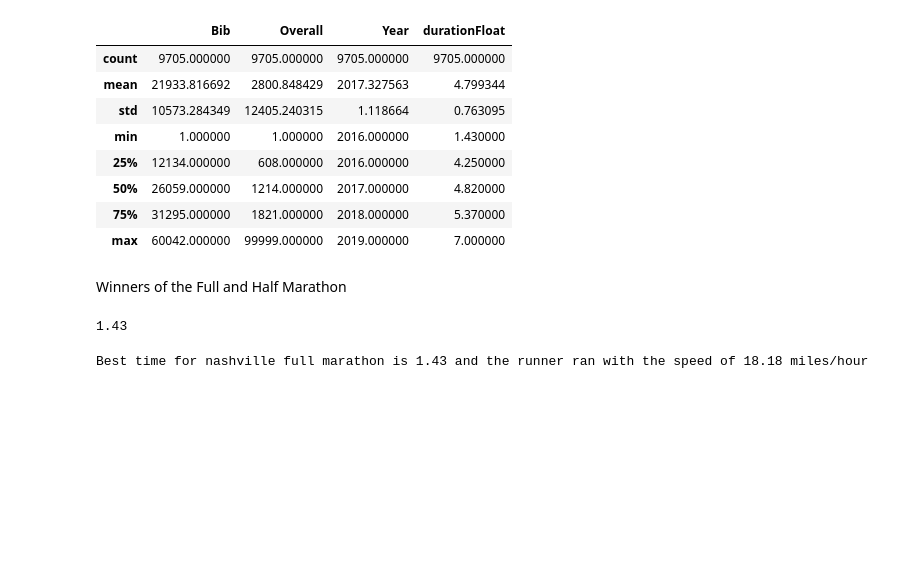
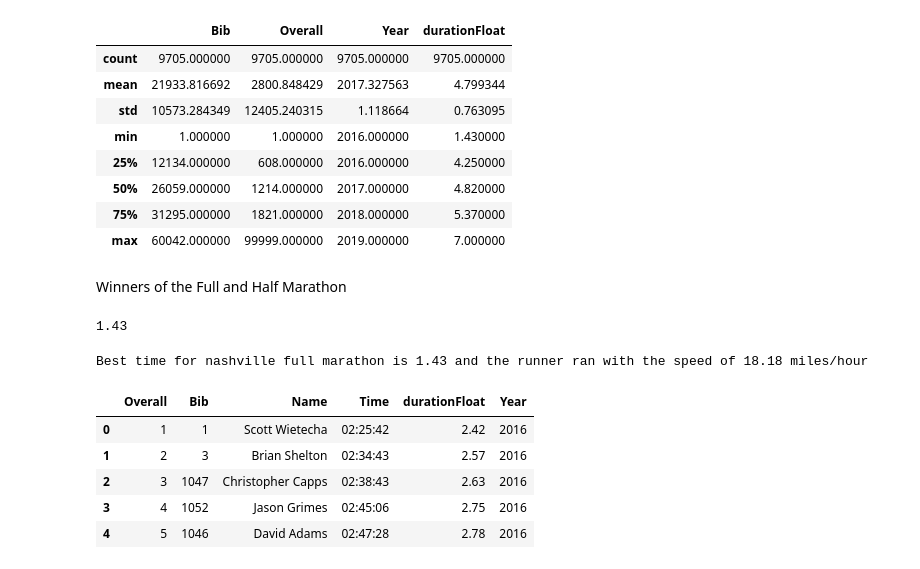
Before and after one commit to abcarlisle22/web-scraping-marathon-data-abcarlisle22, a Jupyter notebook: Marathon_Project_Webscrapping.ipynb, the cells around one changed output. Drawn from its saved outputs; the diff is of its cells as text; code cells hidden in the pictures; blank space fills up the shorter version.

```diff
--- a/Marathon_Project_Webscrapping.ipynb
+++ b/Marathon_Project_Webscrapping.ipynb
@@ -1229,3 +1229,5 @@ speed = distance_full/mintime
 print("Best time for nashville full marathon is "+str(mintime)+" and the runner ran with the speed of "+str(round(speed,2))+" miles/hour")
 # %% [output]
 Best time for nashville full marathon is 1.43 and the runner ran with the speed of 18.18 miles/hour
+# %%
+final_2016_half['Year']=2016
@@ -1231,0 +1240,9 @@ Best time for nashville full marathon is 1.43 and the runner ran with the speed
+# %%
+final_2016_half.head()
+# %% [output]
+|  | Overall | Bib | Name | Time | durationFloat | Year |
+| 0 | 1 | 1 | Scott Wietecha | 02:25:42 | 2.42 | 2016 |
+| 1 | 2 | 3 | Brian Shelton | 02:34:43 | 2.57 | 2016 |
+| 2 | 3 | 1047 | Christopher Capps | 02:38:43 | 2.63 | 2016 |
+| 3 | 4 | 1052 | Jason Grimes | 02:45:06 | 2.75 | 2016 |
+| 4 | 5 | 1046 | David Adams | 02:47:28 | 2.78 | 2016 |
```
Also changed, not shown: parts of 8 cells of this notebook.
